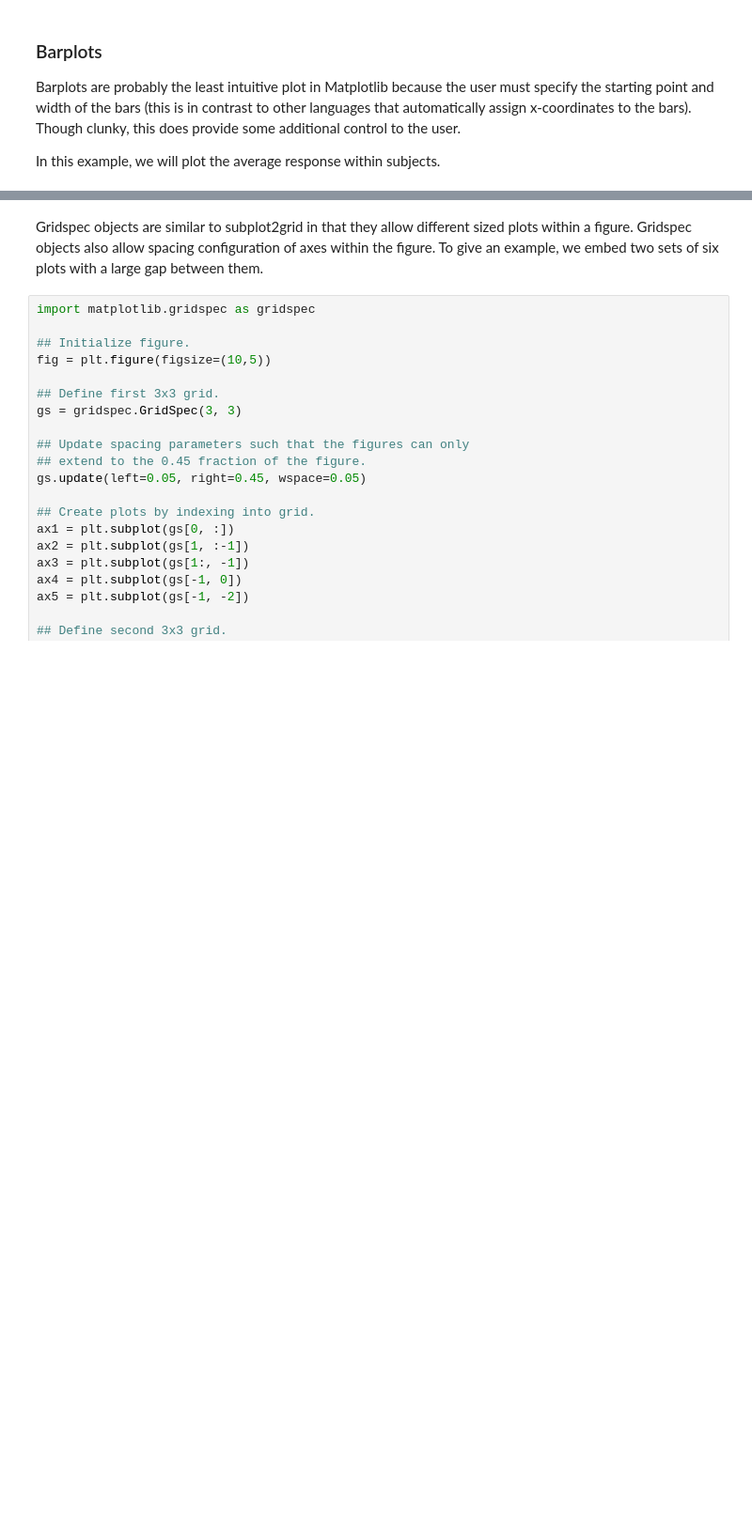
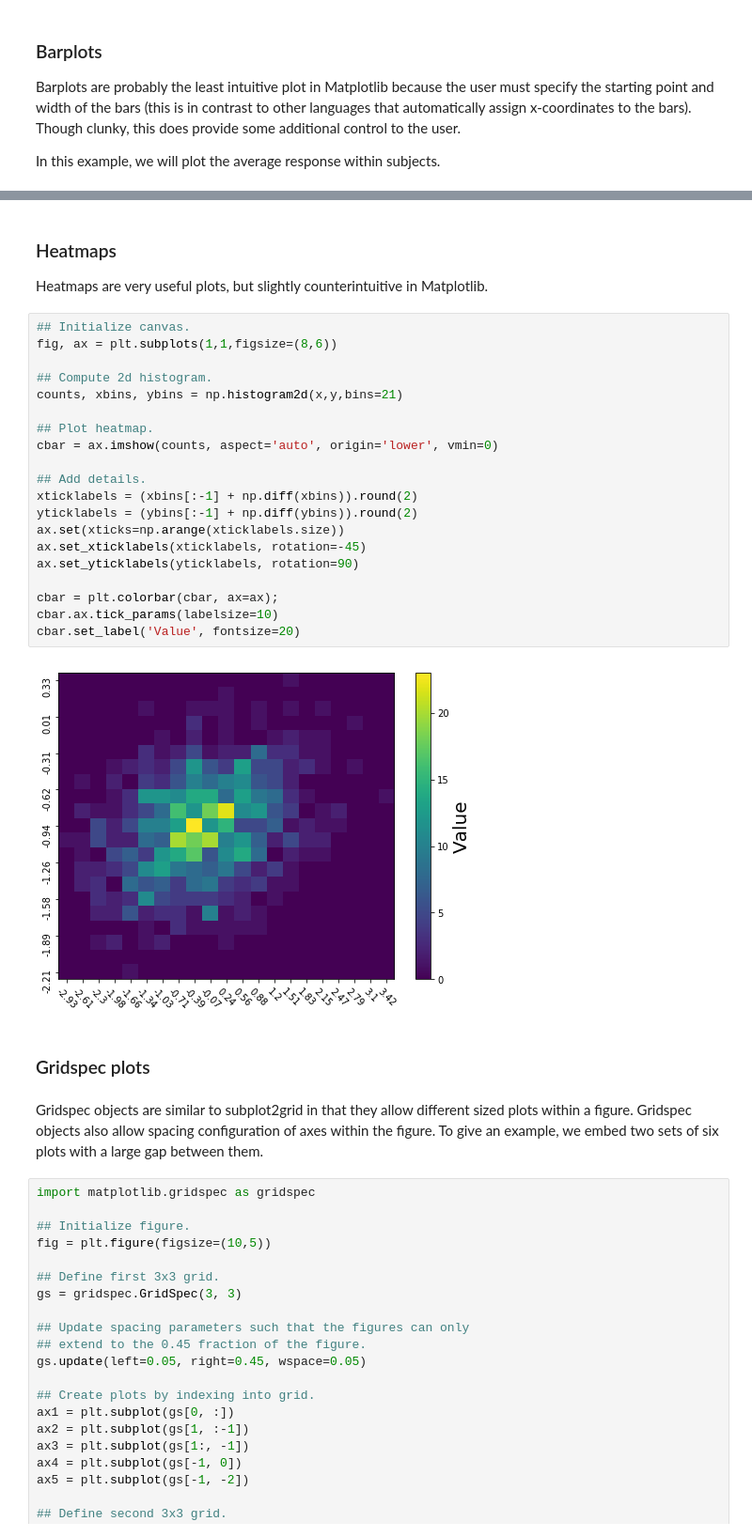
Before and after one commit to zashwood/pni_bootcamp_2019, a Jupyter notebook: day02/day02_notes.ipynb, the cells around one changed output, grey strips where cells are left out. Shown at 94% size. Cells and saved outputs as stored; diff of their text form; blank space fills up the shorter version.

```diff
--- a/day02/day02_notes.ipynb
+++ b/day02/day02_notes.ipynb
@@ -775,3 +896,30 @@ ax.text(0.5,0.5,'ax5', fontsize=18, ha='center', va='center');
+# %% [markdown]
+### Heatmaps
+Heatmaps are very useful plots, but slightly counterintuitive in Matplotlib.
+# %%
+## Initialize canvas.
+fig, ax = plt.subplots(1,1,figsize=(8,6))
+
+## Compute 2d histogram.
+counts, xbins, ybins = np.histogram2d(x,y,bins=21)
+
+## Plot heatmap.
+cbar = ax.imshow(counts, aspect='auto', origin='lower', vmin=0)
+
+## Add details.
+xticklabels = (xbins[:-1] + np.diff(xbins)).round(2)
+yticklabels = (ybins[:-1] + np.diff(ybins)).round(2)
+ax.set(xticks=np.arange(xticklabels.size))
+ax.set_xticklabels(xticklabels, rotation=-45)
+ax.set_yticklabels(yticklabels, rotation=90)
+
+cbar = plt.colorbar(cbar, ax=ax);
+cbar.ax.tick_params(labelsize=10)
+cbar.set_label('Value', fontsize=20)
+# %% [output]
+[figure, added]
+# %% [markdown]
+### Gridspec plots
 # %% [markdown]
 Gridspec objects are similar to subplot2grid in that they allow different sized plots within a figure. Gridspec objects also allow spacing configuration of axes within the figure. To give an example, we embed two sets of six plots with a large gap between them.
 # %%
```
Also changed, not shown: parts of 105 cells of this notebook.
